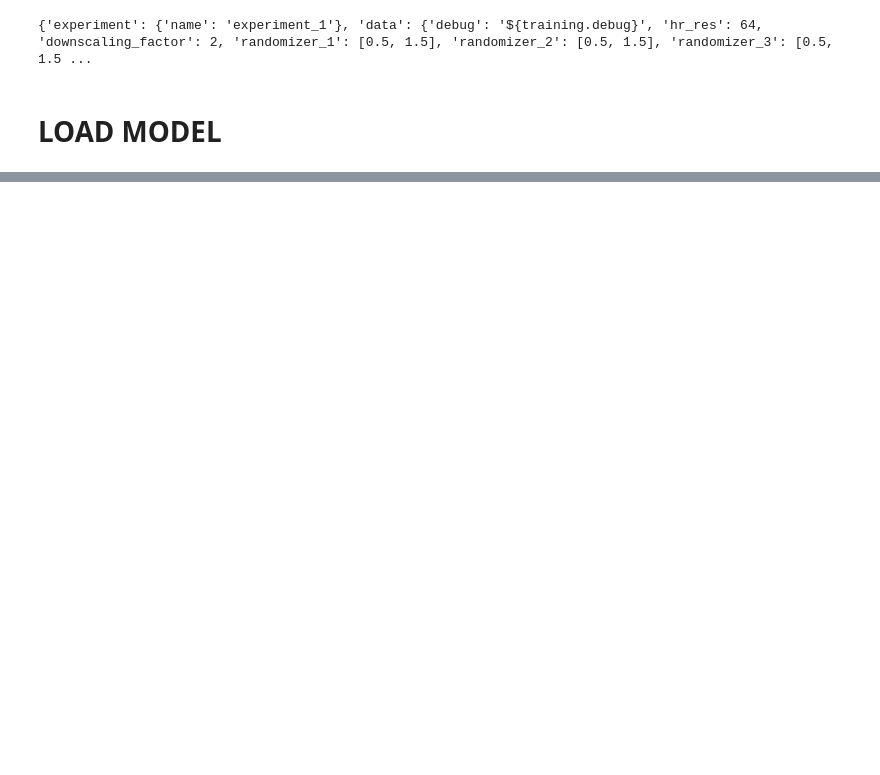
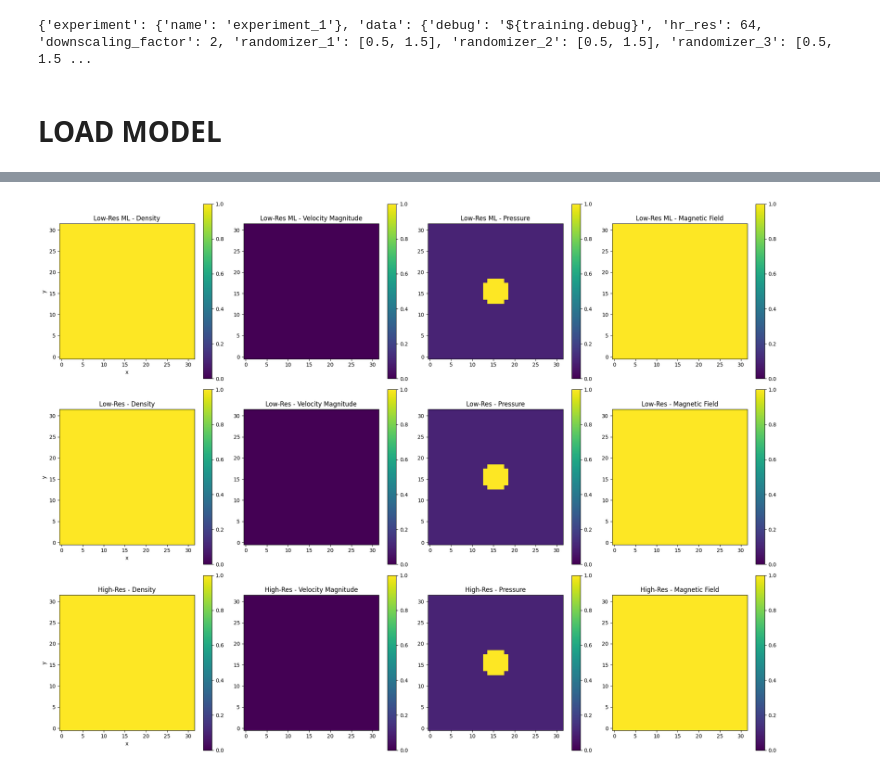
Before and after one commit to leo1200/jf1uids, a Jupyter notebook: corrector/notebooks/testing_model.ipynb, the cells around one changed output, grey strips where cells are left out. Drawn from its saved outputs; the diff is of its cells as text; code cells hidden in the pictures; blank space fills up the shorter version.

```diff
--- a/corrector/notebooks/testing_model.ipynb
+++ b/corrector/notebooks/testing_model.ipynb
@@ -129,0 +169,6 @@ final_state = time_integration(
+# %%
+z_level_hr = 16
+z_level_lr = 16
+hr_states = downaverage_states(hr_snapshot_data.states, cfg.data.downscaling_factor)
+lr_corrected_states = lr_corrected_snapshot_data.states
+lr_not_corrected_states = lr_not_corrected_snapshot_data.states
@@ -129,0 +292,9 @@ final_state = time_integration(
+# %%
+ani_html = plot_and_animate_states(
+    states_list=[lr_corrected_states, lr_not_corrected_states, hr_states],
+    z_levels=[z_level_lr, z_level_lr, z_level_hr],
+    titles=["Low-Res ML","Low-Res", "High-Res"],
+)
+ani_html
+# %% [output]
+[figure, added]
```
Also changed, not shown: parts of 14 cells of this notebook, 10 other files.
